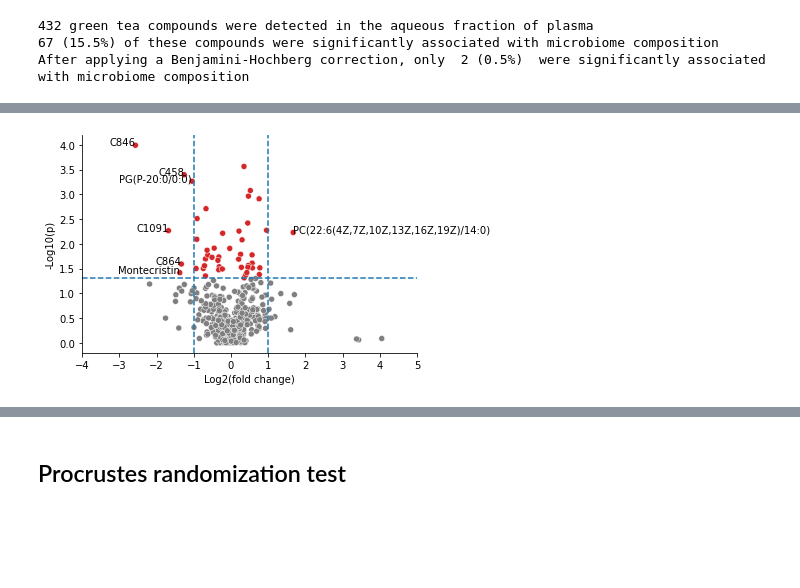
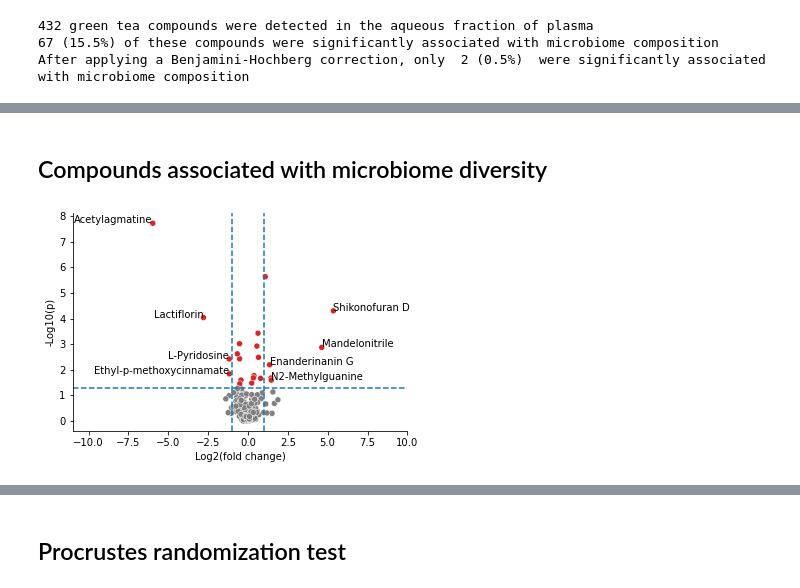
Before and after one commit to sterrettJD/GT-micro-metabo, a Jupyter notebook: analysis/GT_in_plasma.ipynb, the cells around one changed output, grey strips where cells are left out. Drawn from its saved outputs; the diff is of its cells as text; code cells hidden in the pictures; blank space fills up the shorter version.

```diff
--- a/analysis/GT_in_plasma.ipynb
+++ b/analysis/GT_in_plasma.ipynb
@@ -915,32 +874,0 @@ lipid_faith_results["P < 0.05"] = lipid_faith_results["p"].apply(lambda x: x<0.0
-# %%
-ax = sns.scatterplot(x="Log2(fold change)", y="-Log10(p)",
-                     hue="P < 0.05", palette=["tab:grey", "tab:red"],
-                     data=lipid_faith_results,
-                     legend=False)
-
-# add lines
-ax.axhline(-np.log10(0.05), ls="--")
-ax.axvline(np.log2(2), ls="--")
-ax.axvline(-np.log2(2), ls="--")
-
-# plot names
-for ind in lipid_faith_results.loc[
-    (lipid_faith_results["P < 0.05"]) &
-    (lipid_faith_results["Log2(fold change)"].apply(np.abs)>1)].index:
-
-    if lipid_faith_results.loc[ind, "Log2(fold change)"] > 0:
-        ax.text(x=lipid_faith_results.loc[ind, "Log2(fold change)"],
-                y=lipid_faith_results.loc[ind, "-Log10(p)"],
-                s=ind.split("_")[0].split(" - ")[0])
-    else:
-        ax.text(x=lipid_faith_results.loc[ind, "Log2(fold change)"],
-                y=lipid_faith_results.loc[ind, "-Log10(p)"],
-                s=ind.split("_")[0].split(" - ")[0],
-                ha="right") #adjust horizontal alignment
-
-
-ax.set(xlim=(-4,5))
-ax.spines[["top","right"]].set_visible(False)
-plt.show()
-# %% [output]
-[figure, removed]
@@ -949,0 +875,2 @@ mantel_sig_lipid = set(raw_aqueous_mantel_results_u.loc[raw_aqueous_mantel_resul
+# %% [markdown]
+## Compounds associated with microbiome diversity
@@ -949,0 +899,34 @@ mantel_sig_lipid = set(raw_aqueous_mantel_results_u.loc[raw_aqueous_mantel_resul
+# %%
+ax = sns.scatterplot(x="Log2(fold change)", y="-Log10(p)",
+                     hue="P < 0.05", palette=["tab:grey", "tab:red"],
+                     data=aqueous_faith_results,
+                     legend=False)
+
+# add lines
+ax.axhline(-np.log10(0.05), ls="--")
+ax.axvline(np.log2(2), ls="--")
+ax.axvline(-np.log2(2), ls="--")
+
+# plot names
+for ind in aqueous_faith_results.loc[
+    (aqueous_faith_results["P < 0.05"]) &
+    (aqueous_faith_results["Log2(fold change)"].apply(np.abs)>1)].index:
+
+    if ind.startswith("C")==False: # Don't show unannotated compounds
+
+        if aqueous_faith_results.loc[ind, "Log2(fold change)"] > 0:
+            ax.text(x=aqueous_faith_results.loc[ind, "Log2(fold change)"],
+                    y=aqueous_faith_results.loc[ind, "-Log10(p)"],
+                    s=ind.split("_")[0].split(" - ")[0])
+        else:
+            ax.text(x=aqueous_faith_results.loc[ind, "Log2(fold change)"],
+                    y=aqueous_faith_results.loc[ind, "-Log10(p)"],
+                    s=ind.split("_")[0].split(" - ")[0],
+                    ha="right") #adjust horizontal alignment
+
+
+ax.set(xlim=(-11,10))
+ax.spines[["top","right"]].set_visible(False)
+plt.show()
+# %% [output]
+[figure, added]
```
Also changed, not shown: parts of 59 cells of this notebook.
